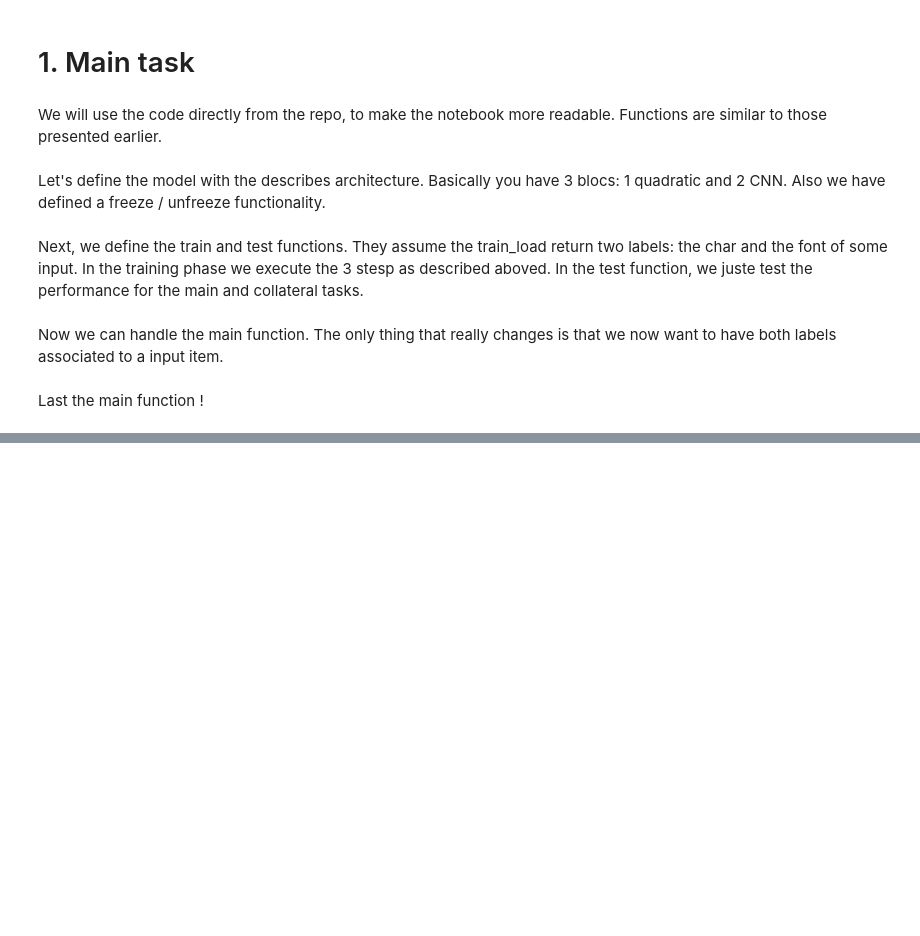
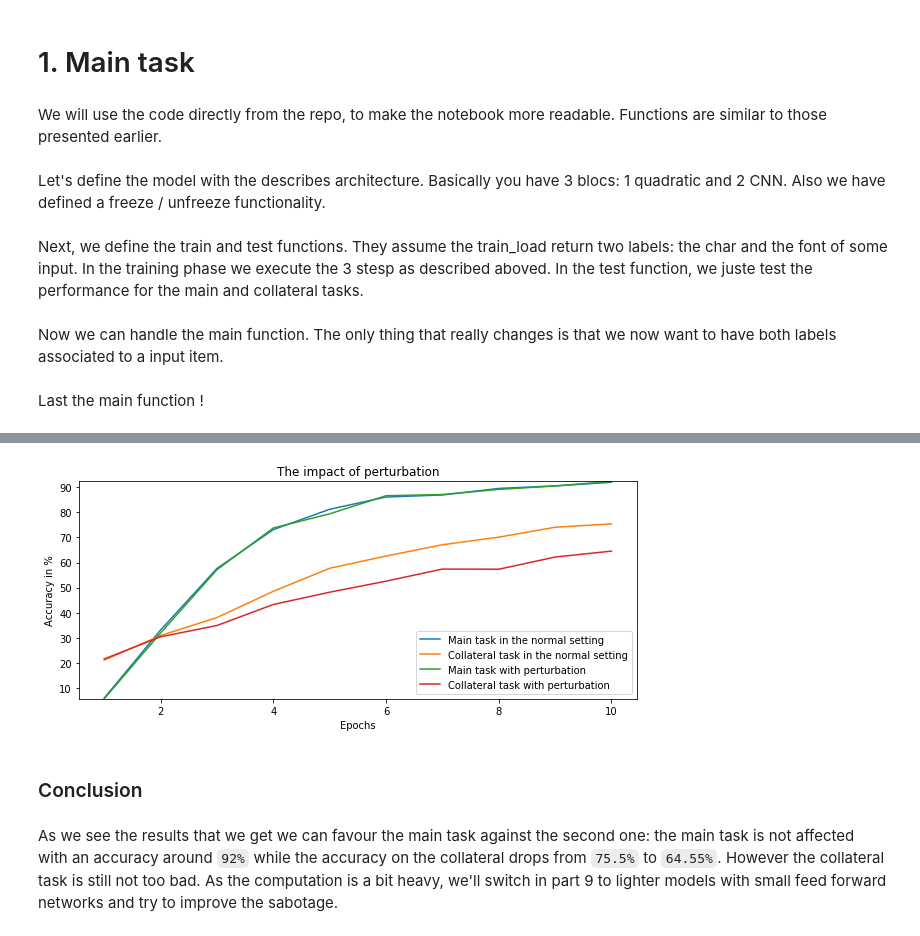
Before and after one commit to LaRiffle/collateral-learning, a Jupyter notebook: notebooks/Part 8 - How to sabotage Collateral Learning.ipynb, the cells around one changed output, grey strips where cells are left out. Saved outputs shown, nothing was run; the diff lists cells and outputs as text; code cells hidden in the pictures; blank space fills up the shorter version.

Commit message:
Update Tuto part 8

```diff
--- a/notebooks/Part 8 - How to sabotage Collateral Learning.ipynb
+++ b/notebooks/Part 8 - How to sabotage Collateral Learning.ipynb
@@ -141,11 +141,12 @@ class QuadConvNet(nn.Module):
     def get_params(self, net):
         """Select the params for a given part of the net"""
         if net == 'quad':
-            params = [self.conv1, self.conv2, self.fc1, self.fc2]
+            layers = [self.proj1, self.diag1]
         elif net == 'font':
-            params = [self.conv3, self.conv4, self.fc3, self.fc4]
+            layers = [self.conv3, self.conv4, self.fc3, self.fc4]
         else:
             raise AttributeError(f'{net} type not recognized')
+        params = [p for layer in layers for p in layer.parameters()]
         return params
 
     def freeze(self, net):
@@ -161,7 +162,7 @@ class QuadConvNet(nn.Module):
 # %% [markdown]
 Next, we define the train and test functions. They assume the train_load return two labels: the char and the font of some input. In the training phase we execute the 3 stesp as described aboved. In the test function, we juste test the performance for the main and collateral tasks.
 # %%
-def train(args, model, train_loader, optimizer, epoch):
+def train(args, model, train_loader, optimizer, epoch, perturbate=True):
     model.train()
     for batch_idx, (data, target) in enumerate(train_loader):
         # Split the two targets
@@ -184,15 +185,16 @@ def train(args, model, train_loader, optimizer, epoch):
         optimizer.step()
         model.unfreeze()
 
-        # Phase 3: Perturb Q + Freezed(Cf)
-        model.freeze('font')
-        optimizer.zero_grad()
-        output = model.forward_font(data)
-        fake_target = torch.tensor(np.random.randint(0, N_FONTS, len(data)))
-        fake_loss = F.nll_loss(output, fake_target)
-        fake_loss.backward()
-        optimizer.step()
-        model.unfreeze()
+        if perturbate:
+            # Phase 3: Perturb Q + Freezed(Cf)
+            model.freeze('font')
+            optimizer.zero_grad()
+            output = model.forward_font(data)
+            fake_target = torch.tensor(np.random.randint(0, N_FONTS, len(data)))
+            fake_loss = F.nll_loss(output, fake_target)
+            fake_loss.backward()
+            optimizer.step()
+            model.unfreeze()
 
         if batch_idx % args.log_interval == 0:
             print('Train Epoch: {} [{}/{} ({:.0f}%)]\tLoss Char: {:.6f} Loss Font: {:.6f}'.format(
@@ -243,7 +245,7 @@ def build_tensor_dataset(data, target):
 # %% [markdown]
 Last the main function !
 # %%
-def main():
+def main(perturbate=True):
     """
     Perform a learning phase
     """
@@ -278,7 +280,7 @@ def main():
     test_perfs_font = []
 
     for epoch in range(1, args.epochs + 1):
-        train(args, model, train_loader, optimizer, epoch)
+        train(args, model, train_loader, optimizer, epoch, perturbate)
         test_perf_char, test_perf_font = test(args, model, test_loader)
         test_perfs_char.append(test_perf_char)
         test_perfs_font.append(test_perf_font)
@@ -309,0 +289,3 @@ As we see the results that we get don't help to favour the main task against the
+# %%
+test_perfs_char_clean, test_perfs_font_clean, model_clean = main(perturbate=False)
+test_perfs_char_perturbate, test_perfs_font_perturbate, model_perturbate = main(perturbate=True)
@@ -309,0 +310,15 @@ As we see the results that we get don't help to favour the main task against the
+# %%
+results = {
+    "Main task in the normal setting": test_perfs_char_clean,
+    "Collateral task in the normal setting": test_perfs_font_clean,
+    "Main task with perturbation": test_perfs_char_perturbate,
+    "Collateral task with perturbation": test_perfs_font_perturbate,
+}
+show_results(results, "The impact of perturbation")
+# %% [output]
+[figure, added]
+# %% [markdown]
+### Conclusion
+# %% [markdown]
+As we see the results that we get we can favour the main task against the second one: the main task is not affected with an accuracy around `92%` while the accuracy on the collateral drops from `75.5%` to `64.55%`.
+However the collateral task is still not too bad. As the computation is a bit heavy, we'll switch in part 9 to lighter models with small feed forward networks and try to improve the sabotage.
```
Also changed, not shown: parts of 4 cells of this notebook.
